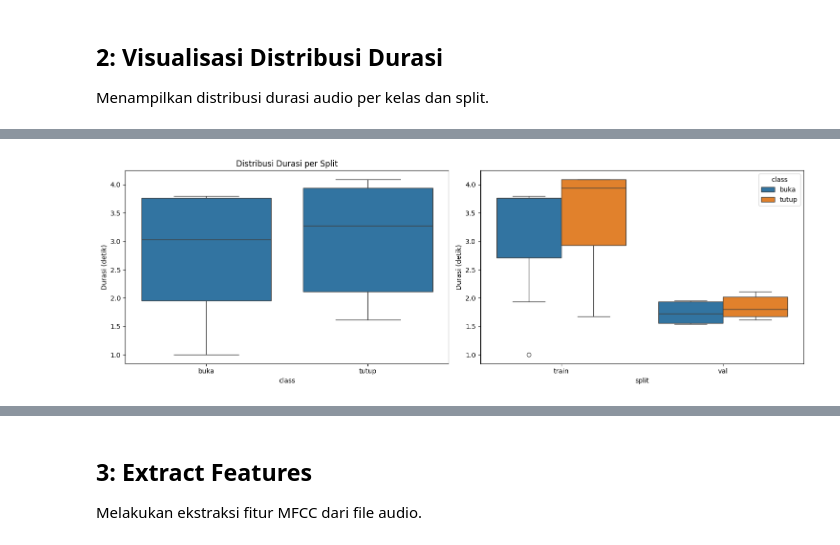
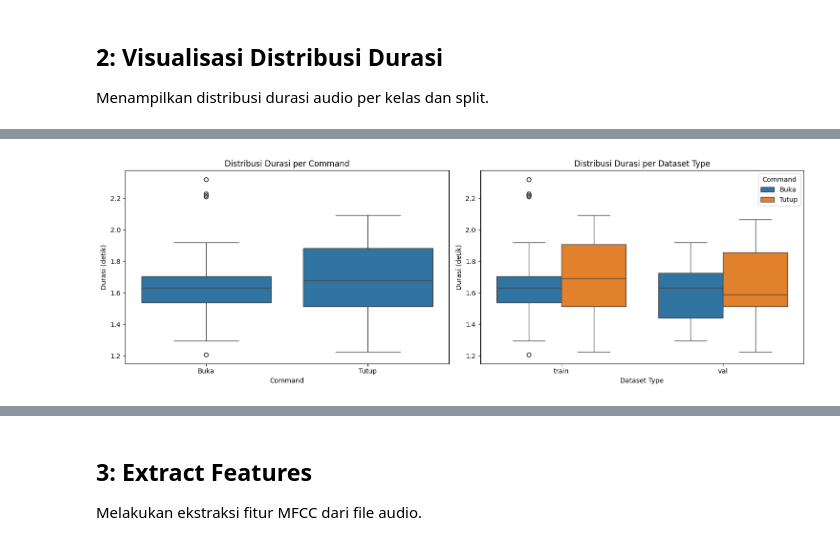
Before and after one commit to asepprayogii/PSD, a Jupyter notebook: _sources/Preprocessing-bukatutup.ipynb, the cells around one changed output, grey strips where cells are left out. Drawn from its saved outputs; the diff is of its cells as text; code cells hidden in the pictures.

```diff
--- a/_sources/Preprocessing-bukatutup.ipynb
+++ b/_sources/Preprocessing-bukatutup.ipynb
@@ -36,24 +92,95 @@ Menampilkan distribusi durasi audio per kelas dan split.
 print("📈 VISUALISASI DISTRIBUSI DURASI")
 print("=" * 40)
 
-fig, (ax1, ax2) = plt.subplots(1, 2, figsize=(15, 5))
+# Check available columns
+print(f"📋 Kolom yang tersedia: {list(metadata_df.columns)}")
 
-# Distribusi durasi by class
-sns.boxplot(data=metadata_df, x='class', y='duration', ax=ax1)
-ax1.set_title('Distribusi Durasi per Kelas')
-ax1.set_ylabel('Durasi (detik)')
+fig, axes = plt.subplots(1, 2, figsize=(15, 5))
 
-# Distribusi durasi by split
-sns.boxplot(data=metadata_df, x='split', y='duration', hue='class', ax=ax2)
-ax1.set_title('Distribusi Durasi per Split')
-ax2.set_ylabel('Durasi (detik)')
+# Plot 1: Distribusi durasi by command (menggantikan 'class')
+if 'command' in metadata_df.columns and 'duration' in metadata_df.columns:
+    sns.boxplot(data=metadata_df, x='command', y='duration', ax=axes[0])
+    axes[0].set_title('Distribusi Durasi per Command')
+    axes[0].set_ylabel('Durasi (detik)')
+    axes[0].set_xlabel('Command')
+else:
+    axes[0].text(0.5, 0.5, 'Data command tidak tersedia',
+                horizontalalignment='center', verticalalignment='center',
+                transform=axes[0].transAxes)
+    axes[0].set_title('Distribusi Durasi per Command')
+
+# Plot 2: Distribusi durasi by dataset_type (menggantikan 'split')
+if 'dataset_type' in metadata_df.columns and 'duration' in metadata_df.columns and 'command' in metadata_df.columns:
+    sns.boxplot(data=metadata_df, x='dataset_type', y='duration', hue='command', ax=axes[1])
+    axes[1].set_title('Distribusi Durasi per Dataset Type')
+    axes[1].set_ylabel('Durasi (detik)')
+    axes[1].set_xlabel('Dataset Type')
+    axes[1].legend(title='Command')
+elif 'dataset_type' in metadata_df.columns and 'duration' in metadata_df.columns:
+    sns.boxplot(data=metadata_df, x='dataset_type', y='duration', ax=axes[1])
+    axes[1].set_title('Distribusi Durasi per Dataset Type')
+    axes[1].set_ylabel('Durasi (detik)')
+    axes[1].set_xlabel('Dataset Type')
+else:
+    axes[1].text(0.5, 0.5, 'Data dataset_type tidak tersedia',
+                horizontalalignment='center', verticalalignment='center',
+                transform=axes[1].transAxes)
+    axes[1].set_title('Distribusi Durasi per Dataset Type')
 
 plt.tight_layout()
 plt.show()
 
 # Statistik durasi
 print("\n📊 STATISTIK DURASI:")
-print(metadata_df.groupby('class')['duration'].describe())
+if 'command' in metadata_df.columns and 'duration' in metadata_df.columns:
+    duration_stats = metadata_df.groupby('command')['duration'].describe()
+    print(duration_stats.round(3))
+
+    # Tambahan: statistik by dataset_type
+    if 'dataset_type' in metadata_df.columns:
+        print(f"\n📊 STATISTIK DURASI PER DATASET TYPE:")
+        for dataset_type in metadata_df['dataset_type'].unique():
+            print(f"\n🎯 {dataset_type.upper()}:")
+            dataset_stats = metadata_df[metadata_df['dataset_type'] == dataset_type].groupby('command')['duration'].describe()
+            print(dataset_stats.round(3))
+else:
+    print("❌ Data 'command' atau 'duration' tidak tersedia untuk statistik")
+    if 'duration' in metadata_df.columns:
+        print("\n📊 STATISTIK DURASI KESELURUHAN:")
+        print(metadata_df['duration'].describe().round(3))
+
+# Visualisasi tambahan: Distribusi durasi by speaker
+if 'speaker' in metadata_df.columns and 'duration' in metadata_df.columns:
+    print(f"\n📈 VISUALISASI TAMBAHAN: DISTRIBUSI DURASI PER SPEAKER")
+
+    plt.figure(figsize=(12, 5))
+
+    plt.subplot(1, 2, 1)
+    sns.boxplot(data=metadata_df, x='speaker', y='duration')
+    plt.title('Distribusi Durasi per Speaker')
+    plt.ylabel('Durasi (detik)')
+    plt.xlabel('Speaker')
+
+    plt.subplot(1, 2, 2)
+    if 'command' in metadata_df.columns:
+        sns.boxplot(data=metadata_df, x='speaker', y='duration', hue='command')
+        plt.title('Distribusi Durasi per Speaker dan Command')
+        plt.ylabel('Durasi (detik)')
+        plt.xlabel('Speaker')
+        plt.legend(title='Command')
+    else:
+        sns.violinplot(data=metadata_df, x='speaker', y='duration')
+        plt.title('Distribusi Durasi per Speaker (Violin Plot)')
+        plt.ylabel('Durasi (detik)')
+        plt.xlabel('Speaker')
+
+    plt.tight_layout()
+    plt.show()
+
+    # Statistik durasi by speaker
+    print(f"\n📊 STATISTIK DURASI PER SPEAKER:")
+    speaker_stats = metadata_df.groupby('speaker')['duration'].describe()
+    print(speaker_stats.round(3))
 # %% [output]
 📈 VISUALISASI DISTRIBUSI DURASI
 ========================================
@@ -60,2 +188,2 @@ print(metadata_df.groupby('class')['duration'].describe())
-[figure, old version]
+[figure, new version]
 📊 STATISTIK DURASI:
```
Also changed, not shown: parts of 6 cells of this notebook, 26 other files.
